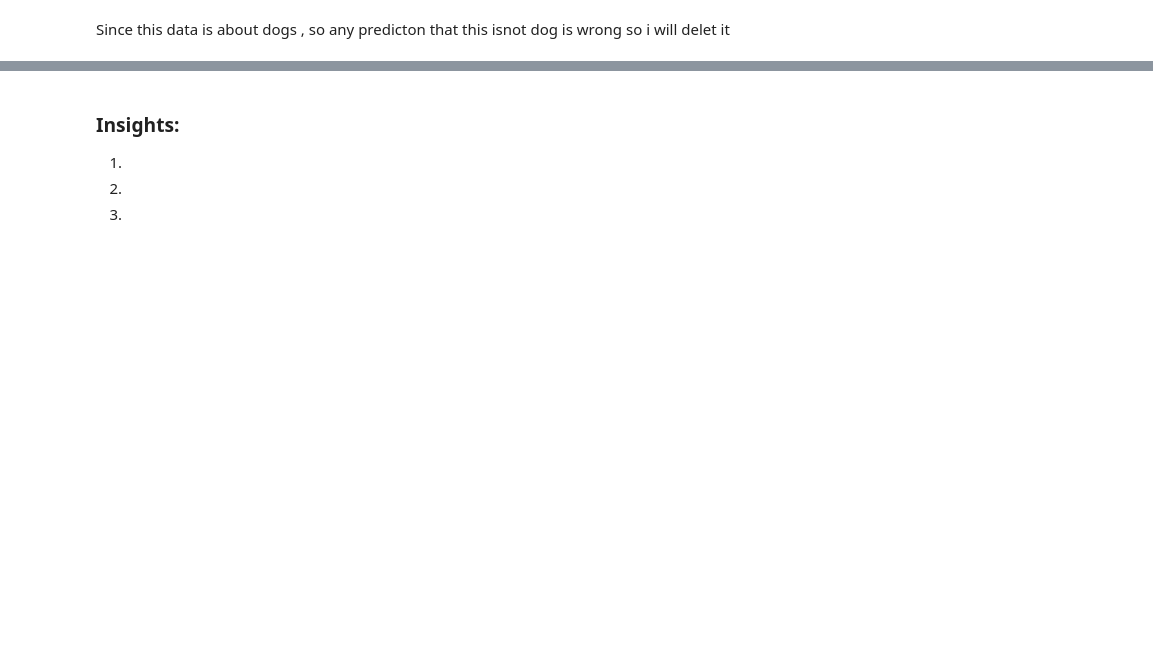
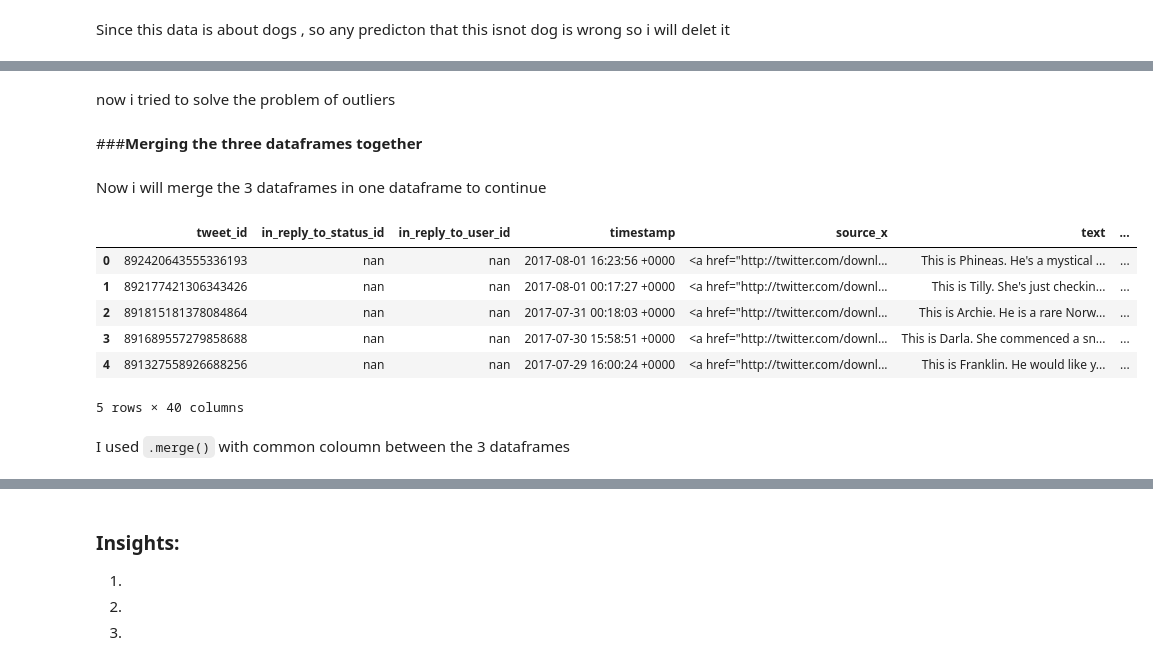
Before and after one commit to mohamedmouta/Match, a Jupyter notebook: wrangle_act.ipynb, the cells around one changed output, grey strips where cells are left out. Saved outputs shown, nothing was run; the diff lists cells and outputs as text; code cells hidden in the pictures; blank space fills up the shorter version.

```diff
--- a/wrangle_act.ipynb
+++ b/wrangle_act.ipynb
@@ -412,0 +509,2 @@ In this section, analyze and visualize your wrangled data. You must produce at l
+# %%
+tsv_df['tweet_id']= tsv_df['tweet_id'].astype(str)
@@ -412,0 +622,3 @@ In this section, analyze and visualize your wrangled data. You must produce at l
+# %%
+json_df['id'] = json_df['id'].astype(str)
+json_df['created_at'] = pd.to_datetime(json_df['created_at'])
@@ -412,0 +666,26 @@ In this section, analyze and visualize your wrangled data. You must produce at l
+# %%
+
+# Calculate the Interquartile Range (IQR) for both columns
+Q1_retweets = json_df['retweet_count'].quantile(0.25)
+Q3_retweets = json_df['retweet_count'].quantile(0.75)
+IQR_retweets = Q3_retweets - Q1_retweets
+
+Q1_favorites = json_df['favorite_count'].quantile(0.25)
+Q3_favorites = json_df['favorite_count'].quantile(0.75)
+IQR_favorites = Q3_favorites - Q1_favorites
+
+# Define the outlier bounds
+lower_bound_retweets = Q1_retweets - 1.5 * IQR_retweets
+upper_bound_retweets = Q3_retweets + 1.5 * IQR_retweets
+
+lower_bound_favorites = Q1_favorites - 1.5 * IQR_favorites
+upper_bound_favorites = Q3_favorites + 1.5 * IQR_favorites
+
+# Identify the outliers
+outliers_retweets = json_df[(json_df['retweet_count'] < lower_bound_retweets) | (json_df['retweet_count'] > upper_bound_retweets)]
+outliers_favorites = json_df[(json_df['favorite_count'] < lower_bound_favorites) | (json_df['favorite_count'] > upper_bound_favorites)]
+
+
+# Cap outliers (replace with bounds - often preferred to removal)
+json_df['retweet_count'] = json_df['retweet_count'].clip(lower=lower_bound_retweets, upper=upper_bound_retweets)
+json_df['favorite_count'] = json_df['favorite_count'].clip(lower=lower_bound_favorites, upper=upper_bound_favorites)
@@ -412,0 +706,30 @@ In this section, analyze and visualize your wrangled data. You must produce at l
+# %% [markdown]
+now i tried to solve the problem of outliers
+# %% [markdown]
+###**Merging the three dataframes together**
+# %% [markdown]
+Now i will merge the 3 dataframes in one dataframe to continue
+# %%
+# We will merge on 'tweet_id' which is common and unique across the dataframes.
+# json_df has the 'id' column which corresponds to 'tweet_id' in the other dataframes.
+# Let's rename 'id' in json_df to 'tweet_id' for easier merging.
+json_df.rename(columns={'id': 'tweet_id'}, inplace=True)
+
+# Now merge the dataframes
+# Start by merging csv_df and tsv_df
+merged_df = pd.merge(csv_df, tsv_df, on='tweet_id', how='left')
+
+# Then merge the result with json_df
+merged_df = pd.merge(merged_df, json_df, on='tweet_id', how='left')
+
+merged_df.head()
+# %% [output]
+|  | tweet_id | in_reply_to_status_id | in_reply_to_user_id | timestamp | source_x | text | ... |
+| 0 | 892420643555336193 | nan | nan | 2017-08-01 16:23:56 +0000 | <a href="http://twitter.com/downl... | This is Phineas. He's a mystical ... | ... |
+| 1 | 892177421306343426 | nan | nan | 2017-08-01 00:17:27 +0000 | <a href="http://twitter.com/downl... | This is Tilly. She's just checkin... | ... |
+| 2 | 891815181378084864 | nan | nan | 2017-07-31 00:18:03 +0000 | <a href="http://twitter.com/downl... | This is Archie. He is a rare Norw... | ... |
+| 3 | 891689557279858688 | nan | nan | 2017-07-30 15:58:51 +0000 | <a href="http://twitter.com/downl... | This is Darla. She commenced a sn... | ... |
+| 4 | 891327558926688256 | nan | nan | 2017-07-29 16:00:24 +0000 | <a href="http://twitter.com/downl... | This is Franklin. He would like y... | ... |
+5 rows × 40 columns
+# %% [markdown]
+I used `.merge()` with common coloumn between the 3 dataframes
```
Also changed, not shown: parts of 116 cells of this notebook.
